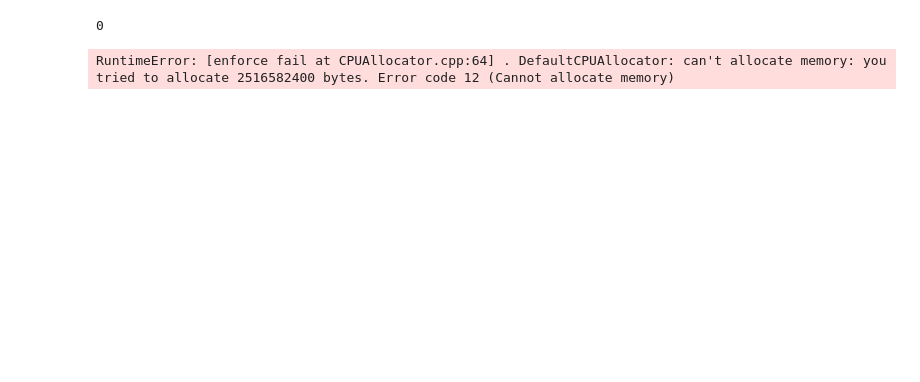
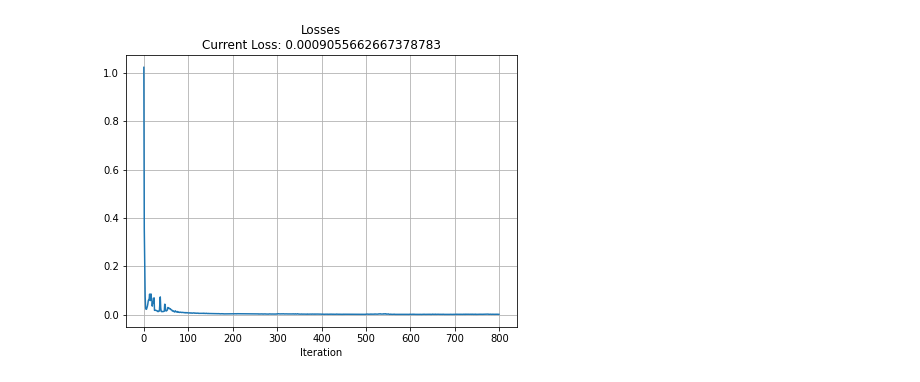
Before and after one commit to EmaadKhwaja/Deep-Learning-Denoising, a Jupyter notebook: Putzky Code.ipynb, the cells around one changed output. Drawn from its saved outputs; the diff is of its cells as text; code cells hidden in the pictures; blank space fills up the shorter version.

Commit message:
updated RIM implementation with good results. Ungrouped cell images.

```diff
--- a/Putzky Code.ipynb
+++ b/Putzky Code.ipynb
@@ -422,21 +429,25 @@ device = torch.device("cpu")
 # %%
+
 # load and sort dataset
 TRANSFORM_IMG = transforms.Compose([
-    transforms.CenterCrop(CROP_SIZE),
+    transforms.RandomCrop(CROP_SIZE),
     transforms.Grayscale(num_output_channels=1),
     transforms.ToTensor()
 ])
 
 train_data = torchvision.datasets.ImageFolder(
     root=TRAIN_DATA_PATH, transform=TRANSFORM_IMG)
-gt_data = torchvision.datasets.ImageFolder(
-    root=GT_DATA_PATH, transform=TRANSFORM_IMG)
+#gt_data = torchvision.datasets.ImageFolder(root=GT_DATA_PATH, transform=TRANSFORM_IMG)
 
-newdataset = gtmatch(train_data, gt_data, BATCH_SIZE)
+#newdataset = gtmatch(train_data, gt_data, BATCH_SIZE)
+newdataset=train_data
 
 # Creating data indices for training and validation splits:
 dataset_size = len(newdataset)
 indices = list(range(dataset_size))
+
+
+
 split = int(np.floor(VALIDATION_PCT * dataset_size))
 
 
@@ -447,14 +458,13 @@ if SHUFFLE_DATASET:
     np.random.shuffle(train_indices)
     np.random.shuffle(val_indices)
 
-
 # Creating PT data samplers and loaders:
 train_sampler = SequentialSampler(train_indices)
 valid_sampler = SequentialSampler(val_indices)
 
 train_loader = torch.utils.data.DataLoader(
-    newdataset, batch_size=BATCH_SIZE, sampler=train_sampler)
-validation_loader = torch.utils.data.DataLoader(newdataset, batch_size=BATCH_SIZE,
+    newdataset, batch_size=1, sampler=train_sampler)
+validation_loader = torch.utils.data.DataLoader(newdataset, batch_size=1,
                                                 sampler=valid_sampler)
 # %%
 step_models=ConvRNN(2)
@@ -463,44 +473,47 @@ grad_fun=log_funcs.gradient
 model = RIM(step_models,grad_fun)
 model = model.to(device)
 loss_function = MSELoss()
-optimizer = Adam(model.parameters(), lr=0.0001)
+optimizer = Adam(model.parameters(), lr=0.001)
 # %%
 losses = []
 avg_grad_logs = []
 val_losses = []
 best_val_loss = 1
 loss = 'null'
 
 data_loader = train_loader
 
+torch.cuda.empty_cache()
 
-for i, batch in enumerate(data_loader):
-    print(i)
-    clean_images, gt = batch
 
-    noise=torch.distributions.poisson.Poisson(clean_images.detach()).sample()*NOISE_WEIGHT
-    gaussian=torch.randn(clean_images.size())*NOISE_WEIGHT
-    noisy_images=clean_images+noise
+for i in range(EPOCHS):
+  for i, batch in enumerate(data_loader):
+      clean_images, gt = batch
+      noise=torch.distributions.poisson.Poisson(clean_images.detach()).sample()*NOISE_WEIGHT
+      #gaussian=torch.randn(clean_images.size())*NOISE_WEIGHT/15
+      noisy_images=clean_images+noise
+      clean_images=clean_images.to(device)
+      eta = torch.zeros(noisy_images.shape).to(device)
 
-    optimizer.zero_grad()
-    model.zero_grad()
+      optimizer.zero_grad()
+      model.zero_grad()
 
-    eta=torch.zeros(clean_images.shape)
-    hx=torch.zeros(clean_images.shape)
+      eta, hx = model.forward(eta,noisy_images,n_steps=MAX_T)
 
 
 
-    eta, hx = model.forward(eta,noisy_images, n_steps=ITERATIONS)
-    loss = torch.nn.functional.mse_loss(eta, clean_images)
+      loss = torch.nn.functional.mse_loss(eta[0,0], clean_images[0,0])
 
-    loss.backward()
-    optimizer.step()
+      eta=eta.detach()
 
-    losses.append(loss.item())
 
-    live_plot(losses,title=loss.item())
-    plot_tensors(eta)
-    model.train()
+      loss.backward()
+
+
+      optimizer.step()
+
+      losses.append(loss.item())
+
+      live_plot(losses,title="Losses\nCurrent Loss: "+str(loss.item()))
 # %% [output]
-0
-RuntimeError: [enforce fail at CPUAllocator.cpp:64] . DefaultCPUAllocator: can't allocate memory: you tried to allocate 2516582400 bytes. Error code 12 (Cannot allocate memory)
+[figure, added]
```
Also changed, not shown: parts of 11 cells of this notebook.
